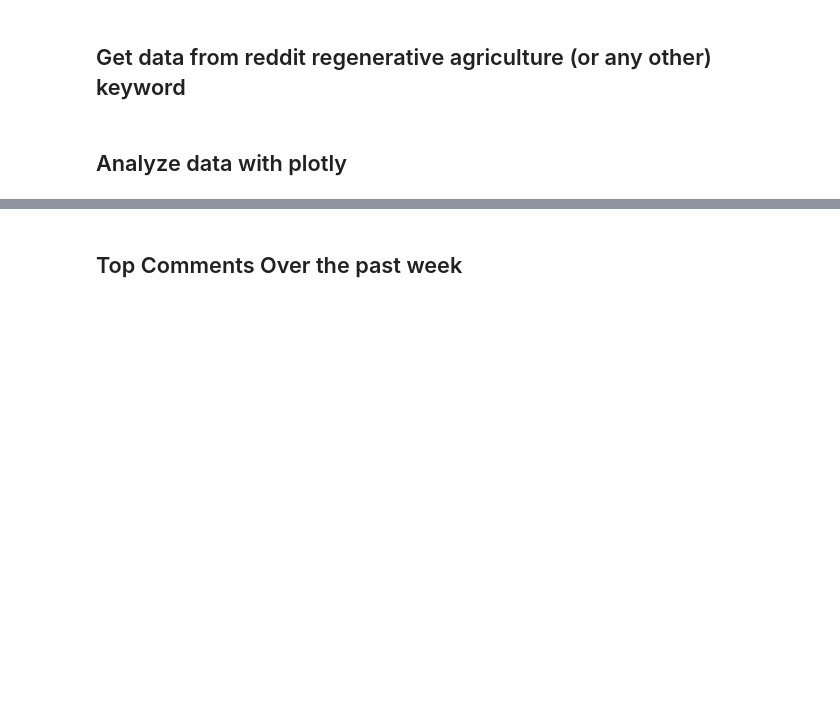
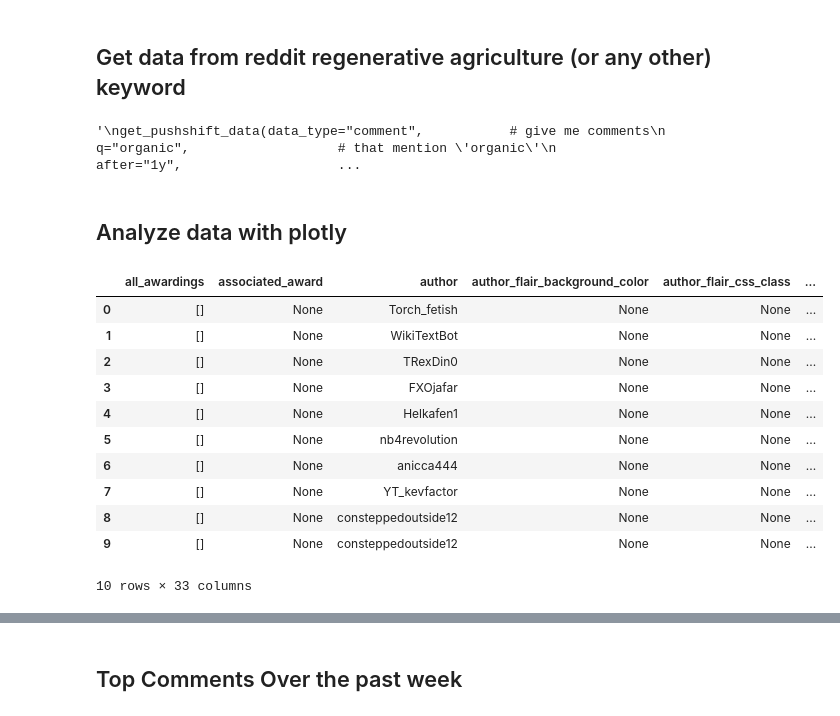
Before and after one commit to grykah/projects, a Jupyter notebook: NLP/SentimentAnalysis/SentimentAnalysis.ipynb, the cells around one changed output, grey strips where cells are left out. Drawn from its saved outputs; the diff is of its cells as text; code cells hidden in the pictures; blank space fills up the shorter version.

```diff
--- a/NLP/SentimentAnalysis/SentimentAnalysis.ipynb
+++ b/NLP/SentimentAnalysis/SentimentAnalysis.ipynb
@@ -28,13 +28,17 @@ def get_pushshift_data(data_type, **kwargs):
     return request.json()
 # %%
 # use example
+'''
 get_pushshift_data(data_type="comment",           # give me comments
                    q="organic",                   # that mention 'organic'
                    after="1y",                    # in the last year
                    size=1000,                     # maximum 1000 comments
                    sort_type="score",             # sort them by score
-                   sort="desc",                   # sort descending
-                   aggs="subreddit")              # groups result by subreddit
+                   sort="desc"                    # sort descending
+                   )
+'''
+# %% [output]
+'\nget_pushshift_data(data_type="comment",           # give me comments\n                   q="organic",                   # that mention \'organic\'\n                   after="1y",                    ...
 # %% [markdown]
 ## Analyze data with plotly
 # %%
@@ -54,8 +59,21 @@ data = get_pushshift_data(data_type="comment",
 # %%
 # change list to pandas df
 df = pd.DataFrame(data)
 # view table
-# df.head(10)
+df.head(10)
+# %% [output]
+|  | all_awardings | associated_award | author | author_flair_background_color | author_flair_css_class | ... |
+| 0 | [] | None | Torch_fetish | None | None | ... |
+| 1 | [] | None | WikiTextBot | None | None | ... |
+| 2 | [] | None | TRexDin0 | None | None | ... |
+| 3 | [] | None | FXOjafar | None | None | ... |
+| 4 | [] | None | Helkafen1 | None | None | ... |
+| 5 | [] | None | nb4revolution | None | None | ... |
+| 6 | [] | None | anicca444 | None | None | ... |
+| 7 | [] | None | YT_kevfactor | None | None | ... |
+| 8 | [] | None | consteppedoutside12 | None | None | ... |
+| 9 | [] | None | consteppedoutside12 | None | None | ... |
+10 rows × 33 columns
 # %%
 # get col names to make sure they are called correctly
 # df.columns
```
Also changed, not shown: parts of 6 cells of this notebook.
